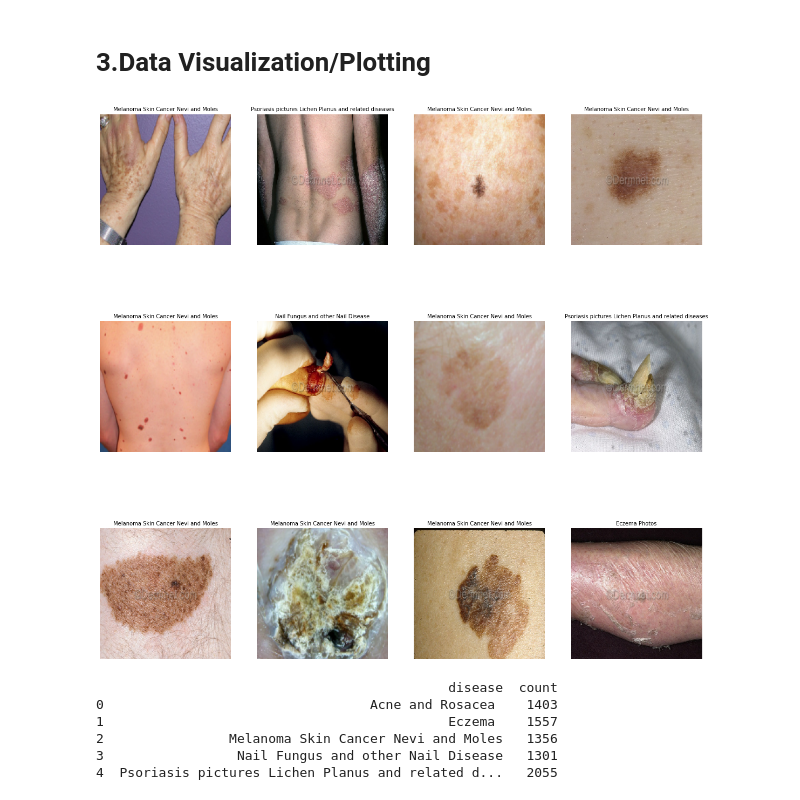
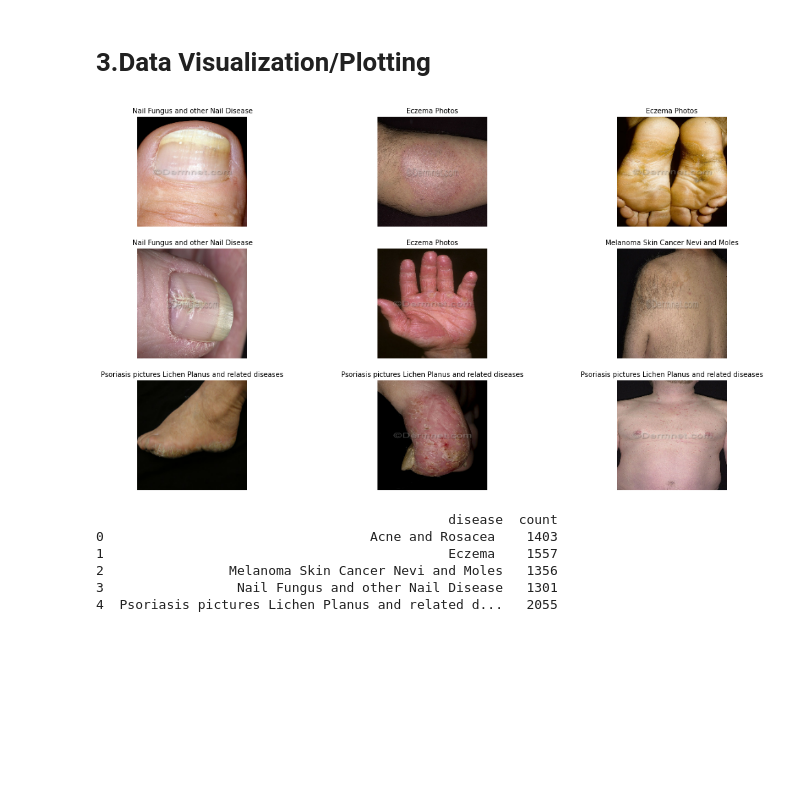
Before and after one commit to adnaan619/Dev-V, a Jupyter notebook: Model/Transfer learning_dermnet.ipynb, the cells around one changed output. Drawn from its saved outputs; the diff is of its cells as text; code cells hidden in the pictures; blank space fills up the shorter version.

```diff
--- a/Model/Transfer learning_dermnet.ipynb
+++ b/Model/Transfer learning_dermnet.ipynb
@@ -19,14 +22,14 @@ from tensorflow.keras.optimizers import Adam
 data_dir = "dermnet/train"#directory of the  train data
 test_dir = "dermnet/test"#directory of the  test data
 # %%
-img_height,img_width=180,180#Size of the image
+height,width=180,180#Size of the image
 batch_size=32
-train_ds = tf.keras.preprocessing.image_dataset_from_directory(
+train_dataset =tf.keras.preprocessing.image_dataset_from_directory(
   data_dir,
   validation_split=0.2,
   subset="training",
   seed=123,
-  image_size=(img_height, img_width),# resize images after they are read from folder
+  image_size=(height,width),# resize images after they are read from folder
   batch_size=batch_size)#Size of the batches of data to load at a time
 # %% [output]
 Found 7672 files belonging to 5 classes.
@@ -54,7 +57,7 @@ test_ds =tf.keras.preprocessing.image_dataset_from_directory(
 # %% [output]
 Found 1163 files belonging to 5 classes.
 # %%
-class_names=train_ds.class_names
+class_names=train_dataset.class_names
 print(class_names)
 # %% [output]
 ['Acne and Rosacea Photos', 'Eczema Photos', 'Melanoma Skin Cancer Nevi and Moles', 'Nail Fungus and other Nail Disease', 'Psoriasis pictures Lichen Planus and related diseases']
@@ -62,13 +65,14 @@ print(class_names)
 # 3.Data Visualization/Plotting
 # %%
 #using matplotlib to visualize the images in the dataset
-plt.figure(figsize = (20,20))#setting the size images in plot only
-for images, labels in train_ds.take(1):#looping through the dataset
-   for i in range(12):
-     ax = plt.subplot(3,4,i+1)
+plt.figure(figsize = (10,10))#setting the size images in plot only
+for images, labels in train_dataset.take(1):#looping through the dataset
+   for i in range(9):
+     ax = plt.subplot(3,3,i+1)
      plt.imshow(images[i].numpy().astype("uint8"))
      plt.title(class_names[labels[i]],fontsize = 10)
+     plt.subplots_adjust(right =1.5)
      plt.axis("off")
 # %% [output]
-[figure, old version]
+[figure, new version]
 # %%
```
Also changed, not shown: parts of 20 cells of this notebook.
